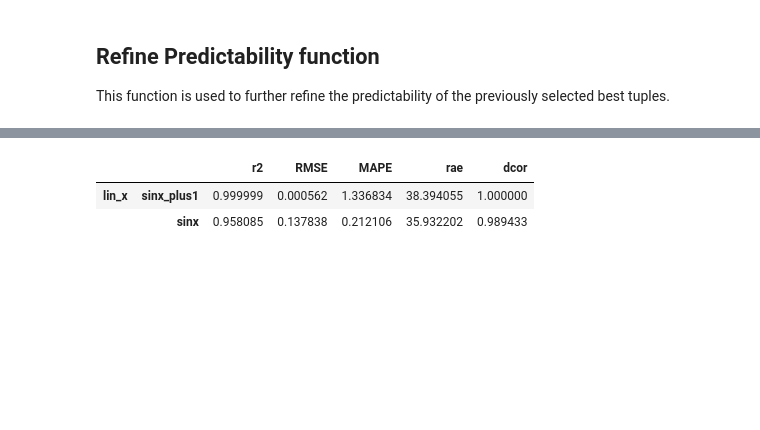
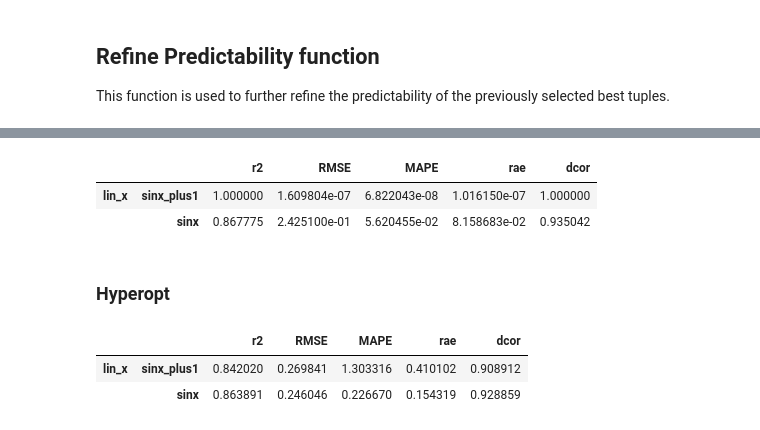
Before and after one commit to limacarvalho/automatedscientificdiscovery, a Jupyter notebook: predictability/doc/basic_example.ipynb, the cells around one changed output, grey strips where cells are left out. Saved outputs shown, nothing was run; the diff lists cells and outputs as text; code cells hidden in the pictures; blank space fills up the shorter version.

Commit message:
included hyperopt-sklearn and TPOT choices to refined_predictability-routine; minor changes to example notebooks

```diff
--- a/predictability/doc/basic_example.ipynb
+++ b/predictability/doc/basic_example.ipynb
@@ -137,3 +137,9 @@ from bin.main import refine_predictability
 # %%
-refined_metrics_dict, refined_datas_dict = refine_predictability(best_tuples=selected_tuples, data_dict=datas_dict, time_left_for_this_task=120,
-                          per_run_time_limit=30, n_jobs=-1)
+autoskl_refined_metrics_dict, autoskl_refined_datas_dict = refine_predictability(best_tuples=selected_tuples,
+                                                                 data_dict=datas_dict,
+                                                                 time_left_for_this_task=30,
+                                                                 per_run_time_limit=30,
+                                                                 n_jobs=-1,
+                                                                 use_ray=True,
+                                                                 package="autosklearn"
+                                                                 )
@@ -146,6 +146,8 @@ refined_metrics_dict, refined_datas_dict = refine_predictability(best_tuples=sel
 # %%
-pd.DataFrame.from_dict(refined_metrics_dict).transpose()
+pd.DataFrame.from_dict(autoskl_refined_metrics_dict).transpose()
 # %% [output]
 |  |  | r2 | RMSE | MAPE | rae | dcor |
-| lin_x | sinx_plus1 | 0.999999 | 0.000562 | 1.336834 | 38.394055 | 1.000000 |
-|  | sinx | 0.958085 | 0.137838 | 0.212106 | 35.932202 | 0.989433 |
+| lin_x | sinx_plus1 | 1.000000 | 1.609804e-07 | 6.822043e-08 | 1.016150e-07 | 1.000000 |
+|  | sinx | 0.867775 | 2.425100e-01 | 5.620455e-02 | 8.158683e-02 | 0.935042 |
+# %% [markdown]
+### Hyperopt
@@ -151,0 +163,6 @@ pd.DataFrame.from_dict(refined_metrics_dict).transpose()
+# %%
+pd.DataFrame.from_dict(hyperopt_refined_metrics_dict).transpose()
+# %% [output]
+|  |  | r2 | RMSE | MAPE | rae | dcor |
+| lin_x | sinx_plus1 | 0.842020 | 0.269841 | 1.303316 | 0.410102 | 0.908912 |
+|  | sinx | 0.863891 | 0.246046 | 0.226670 | 0.154319 | 0.928859 |
```
Also changed, not shown: parts of 17 cells of this notebook, 1 other file.
